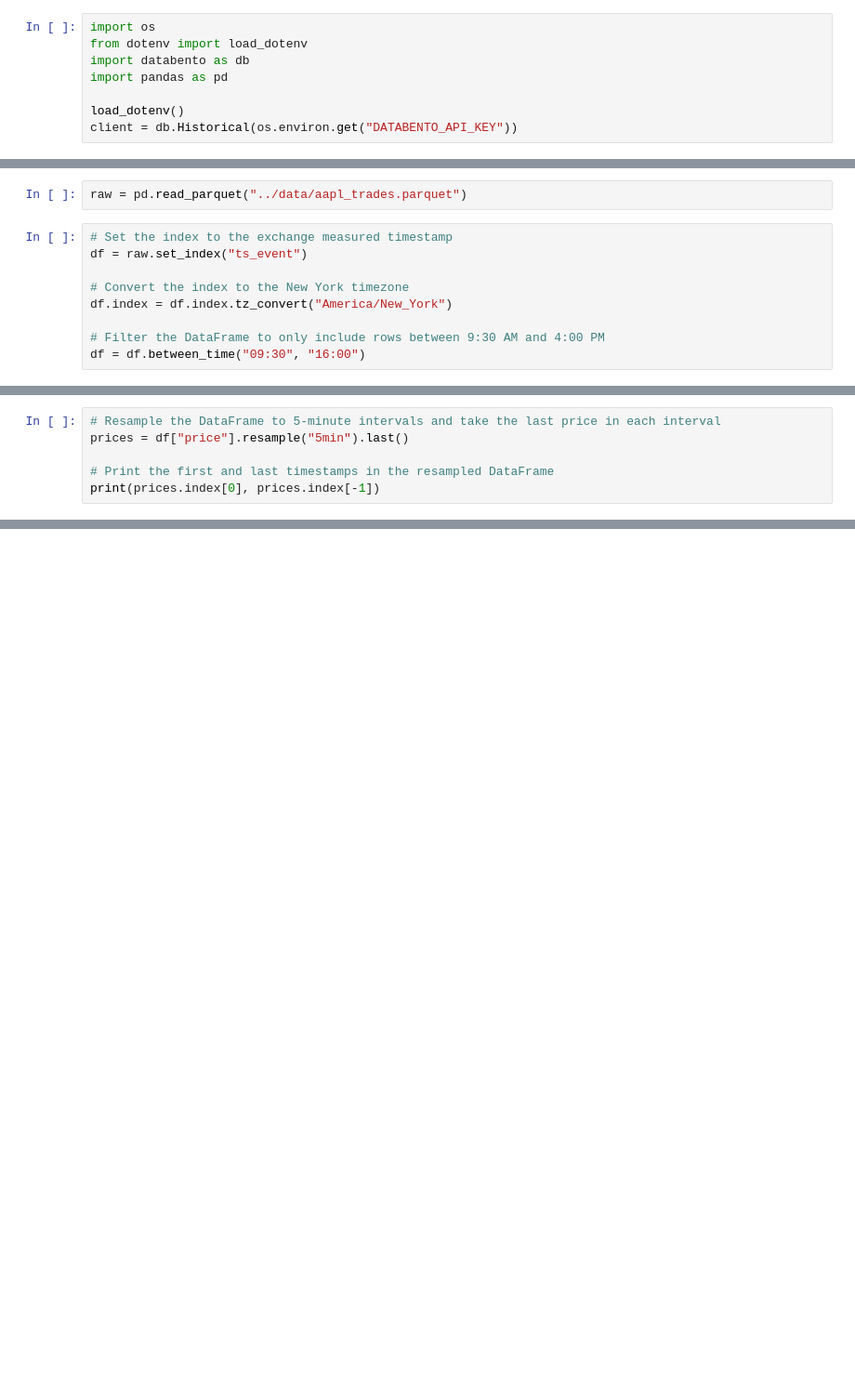
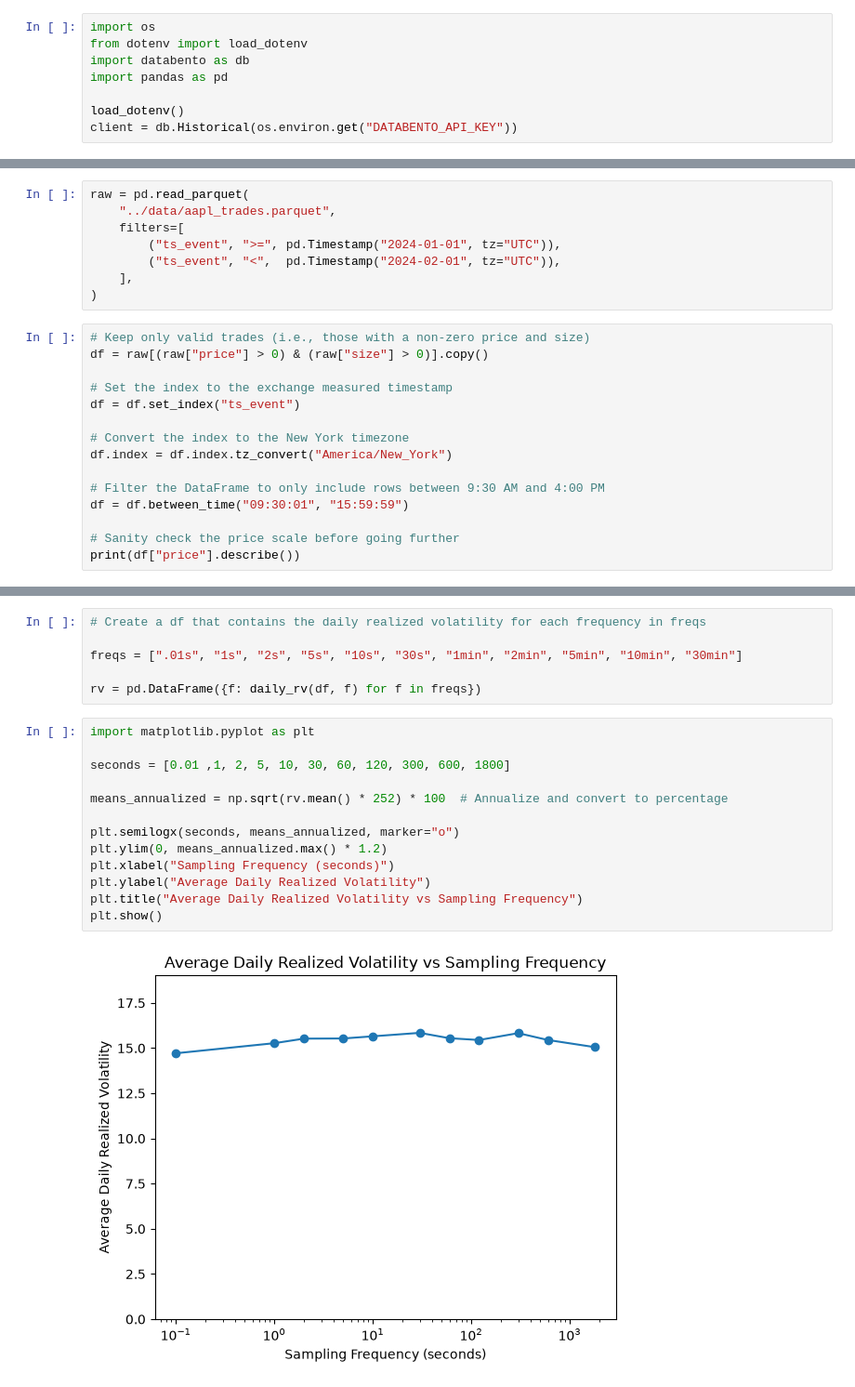
Before and after one commit to mattmacko/vol-project, a Jupyter notebook: notebooks/01_signature.ipynb, the cells around one changed output, grey strips where cells are left out. Shown at 93% size. Drawn from its saved outputs; the diff is of its cells as text; blank space fills up the shorter version.

Commit message:
Draft full pipeline for 1 month AAPL volatility signature

```diff
--- a/notebooks/01_signature.ipynb
+++ b/notebooks/01_signature.ipynb
@@ -19,13 +20,25 @@ data = client.timeseries.get_range(
 store = db.DBNStore.from_file("../data/aapl_trades.dbn.zst")
 store.to_parquet("../data/aapl_trades.parquet")
 # %%
-raw = pd.read_parquet("../data/aapl_trades.parquet")
+raw = pd.read_parquet(
+    "../data/aapl_trades.parquet",
+    filters=[
+        ("ts_event", ">=", pd.Timestamp("2024-01-01", tz="UTC")),
+        ("ts_event", "<",  pd.Timestamp("2024-02-01", tz="UTC")),
+    ],
+)
 # %%
+# Keep only valid trades (i.e., those with a non-zero price and size)
+df = raw[(raw["price"] > 0) & (raw["size"] > 0)].copy()
+
 # Set the index to the exchange measured timestamp
-df = raw.set_index("ts_event")
+df = df.set_index("ts_event")
 
 # Convert the index to the New York timezone
 df.index = df.index.tz_convert("America/New_York")
 
 # Filter the DataFrame to only include rows between 9:30 AM and 4:00 PM
-df = df.between_time("09:30", "16:00")
+df = df.between_time("09:30:01", "15:59:59")
+
+# Sanity check the price scale before going further
+print(df["price"].describe())
@@ -32,6 +54,0 @@ df = df.between_time("09:30", "16:00")
-# %%
-# Resample the DataFrame to 5-minute intervals and take the last price in each interval
-prices = df["price"].resample("5min").last()
-
-# Print the first and last timestamps in the resampled DataFrame
-print(prices.index[0], prices.index[-1])
@@ -37,0 +84,21 @@ print(prices.index[0], prices.index[-1])
+# %%
+# Create a df that contains the daily realized volatility for each frequency in freqs
+
+freqs = [".01s", "1s", "2s", "5s", "10s", "30s", "1min", "2min", "5min", "10min", "30min"]
+
+rv = pd.DataFrame({f: daily_rv(df, f) for f in freqs})
+# %%
+import matplotlib.pyplot as plt
+
+seconds = [0.01 ,1, 2, 5, 10, 30, 60, 120, 300, 600, 1800]
+
+means_annualized = np.sqrt(rv.mean() * 252) * 100  # Annualize and convert to percentage
+
+plt.semilogx(seconds, means_annualized, marker="o")
+plt.ylim(0, means_annualized.max() * 1.2)
+plt.xlabel("Sampling Frequency (seconds)")
+plt.ylabel("Average Daily Realized Volatility")
+plt.title("Average Daily Realized Volatility vs Sampling Frequency")
+plt.show()
+# %% [output]
+[figure, added]
```
Also changed, not shown: parts of 3 cells of this notebook.
